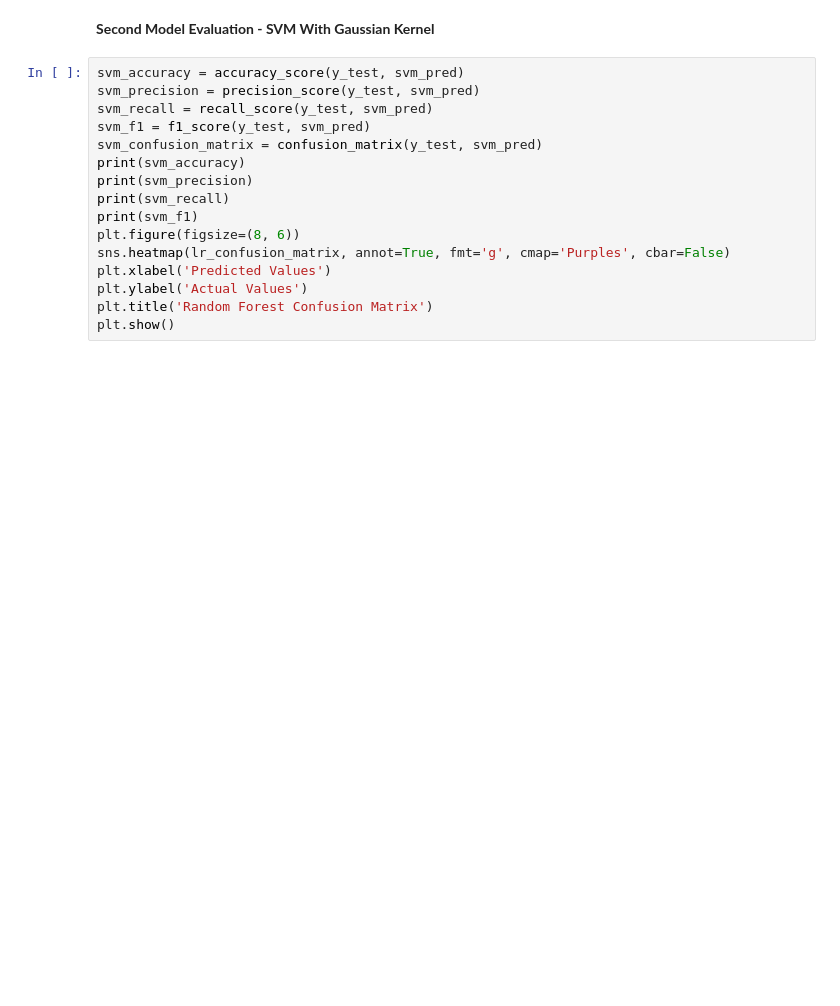
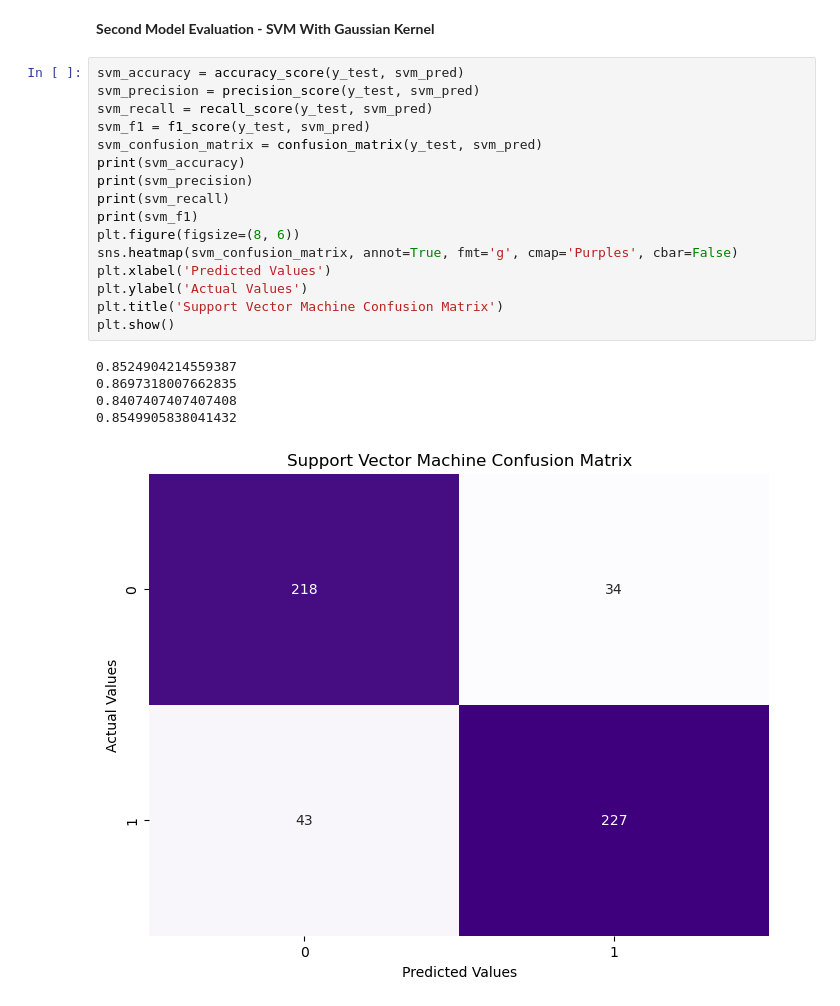
Before and after one commit to RiaChacko/MLGroup, a Jupyter notebook: Parkinsons/Parkinsons_Project.ipynb, the cells around one changed output. Saved outputs shown, nothing was run; the diff lists cells and outputs as text; blank space fills up the shorter version.

```diff
--- a/Parkinsons/Parkinsons_Project.ipynb
+++ b/Parkinsons/Parkinsons_Project.ipynb
@@ -130,16 +130,22 @@ svm_pred = svm_model.predict(x_test)
 # %%
 svm_accuracy = accuracy_score(y_test, svm_pred)
 svm_precision = precision_score(y_test, svm_pred)
 svm_recall = recall_score(y_test, svm_pred)
 svm_f1 = f1_score(y_test, svm_pred)
 svm_confusion_matrix = confusion_matrix(y_test, svm_pred)
 print(svm_accuracy)
 print(svm_precision)
 print(svm_recall)
 print(svm_f1)
 plt.figure(figsize=(8, 6))
-sns.heatmap(lr_confusion_matrix, annot=True, fmt='g', cmap='Purples', cbar=False)
+sns.heatmap(svm_confusion_matrix, annot=True, fmt='g', cmap='Purples', cbar=False)
 plt.xlabel('Predicted Values')
 plt.ylabel('Actual Values')
-plt.title('Random Forest Confusion Matrix')
+plt.title('Support Vector Machine Confusion Matrix')
 plt.show()
+# %% [output]
+0.8524904214559387
+0.8697318007662835
+0.8407407407407408
+0.8549905838041432
+[figure, added]
```
